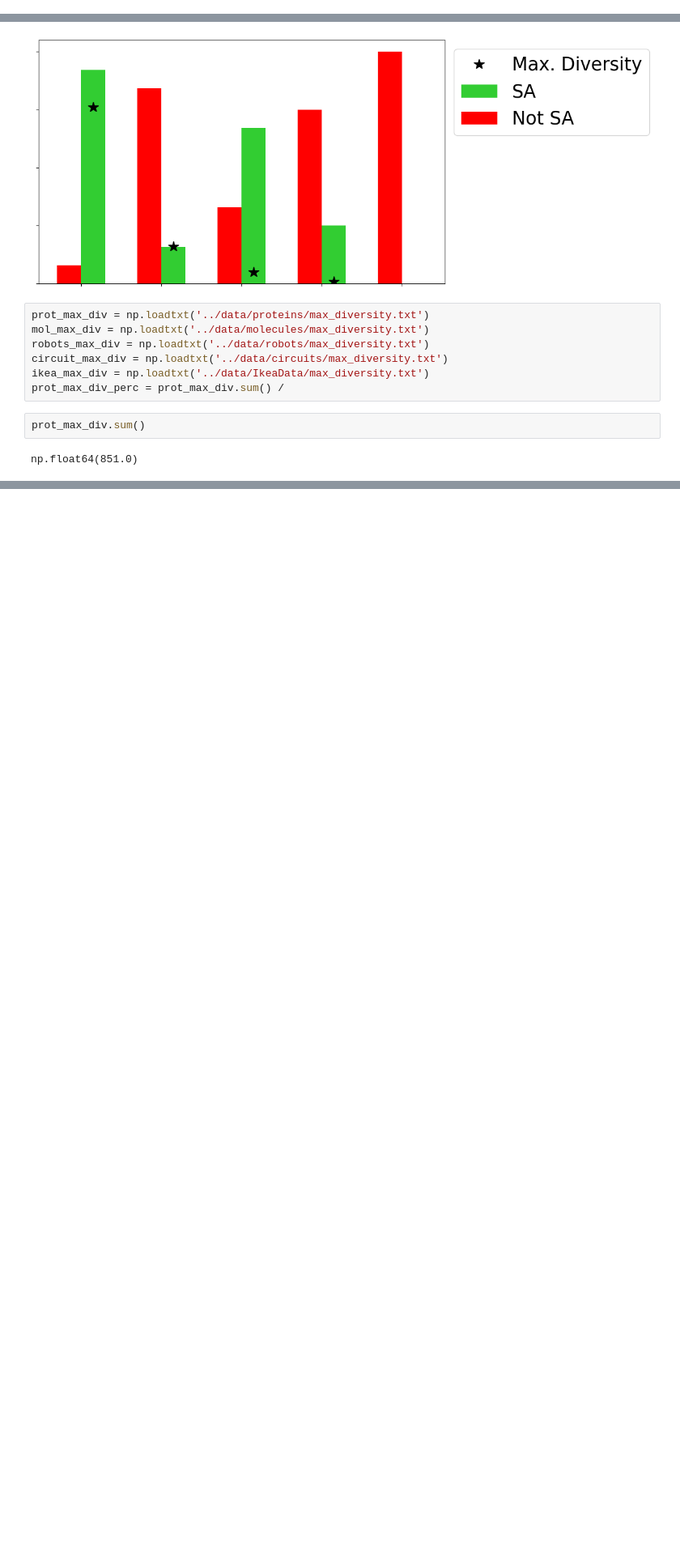
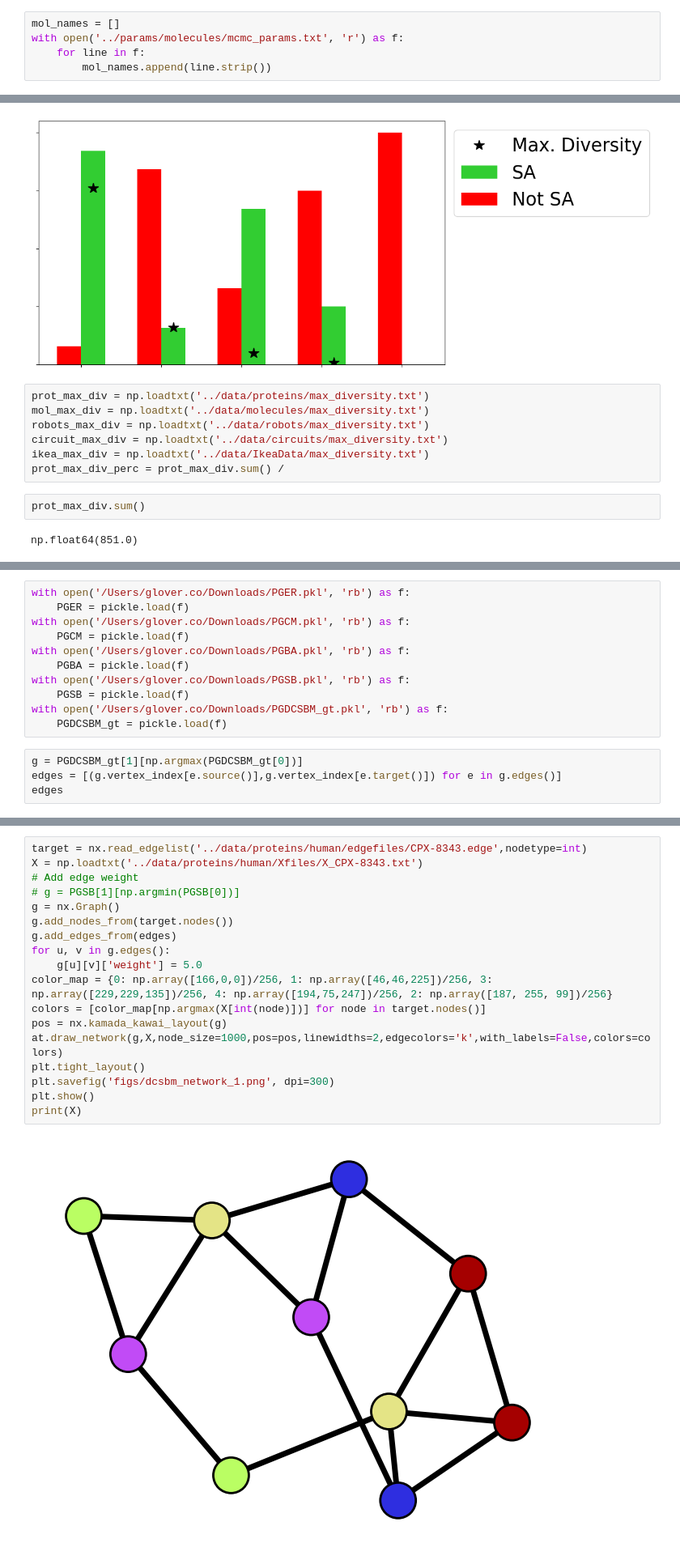
Before and after one commit to coryglover/NetDesign, a Jupyter notebook: notebooks/figs.ipynb, the cells around one changed output, grey strips where cells are left out. Shown at 81% size. Drawn from its saved outputs; the diff is of its cells as text; blank space fills up the shorter version.

```diff
--- a/notebooks/figs.ipynb
+++ b/notebooks/figs.ipynb
@@ -158,3 +158,8 @@ molecule_sa = np.loadtxt('../data/molecules/sa.txt')
 robots_sa = np.loadtxt('../data/robots/sa.txt')
 circuit_sa = np.loadtxt('../data/circuits/sa.txt')
 ikea_sa = np.loadtxt('../data/IkeaData/sa.txt')
+# %%
+mol_names = []
+with open('../params/molecules/mcmc_params.txt', 'r') as f:
+    for line in f:
+        mol_names.append(line.strip())
@@ -225,0 +261,15 @@ np.float64(851.0)
+# %%
+with open('/Users/glover.co/Downloads/PGER.pkl', 'rb') as f:
+    PGER = pickle.load(f)
+with open('/Users/glover.co/Downloads/PGCM.pkl', 'rb') as f:
+    PGCM = pickle.load(f)
+with open('/Users/glover.co/Downloads/PGBA.pkl', 'rb') as f:
+    PGBA = pickle.load(f)
+with open('/Users/glover.co/Downloads/PGSB.pkl', 'rb') as f:
+    PGSB = pickle.load(f)
+with open('/Users/glover.co/Downloads/PGDCSBM_gt.pkl', 'rb') as f:
+    PGDCSBM_gt = pickle.load(f)
+# %%
+g = PGDCSBM_gt[1][np.argmax(PGDCSBM_gt[0])]
+edges = [(g.vertex_index[e.source()],g.vertex_index[e.target()]) for e in g.edges()]
+edges
@@ -225,0 +292,20 @@ np.float64(851.0)
+# %%
+target = nx.read_edgelist('../data/proteins/human/edgefiles/CPX-8343.edge',nodetype=int)
+X = np.loadtxt('../data/proteins/human/Xfiles/X_CPX-8343.txt')
+# Add edge weight
+# g = PGSB[1][np.argmin(PGSB[0])]
+g = nx.Graph()
+g.add_nodes_from(target.nodes())
+g.add_edges_from(edges)
+for u, v in g.edges():
+    g[u][v]['weight'] = 5.0
+color_map = {0: np.array([166,0,0])/256, 1: np.array([46,46,225])/256, 3: np.array([229,229,135])/256, 4: np.array([194,75,247])/256, 2: np.array([187, 255, 99])/256}
+colors = [color_map[np.argmax(X[int(node)])] for node in target.nodes()]
+pos = nx.kamada_kawai_layout(g)
+at.draw_network(g,X,node_size=1000,pos=pos,linewidths=2,edgecolors='k',with_labels=False,colors=colors)
+plt.tight_layout()
+plt.savefig('figs/dcsbm_network_1.png', dpi=300)
+plt.show()
+print(X)
+# %% [output]
+[figure, added]
```
Also changed, not shown: parts of 9 cells of this notebook, 13 other files.
